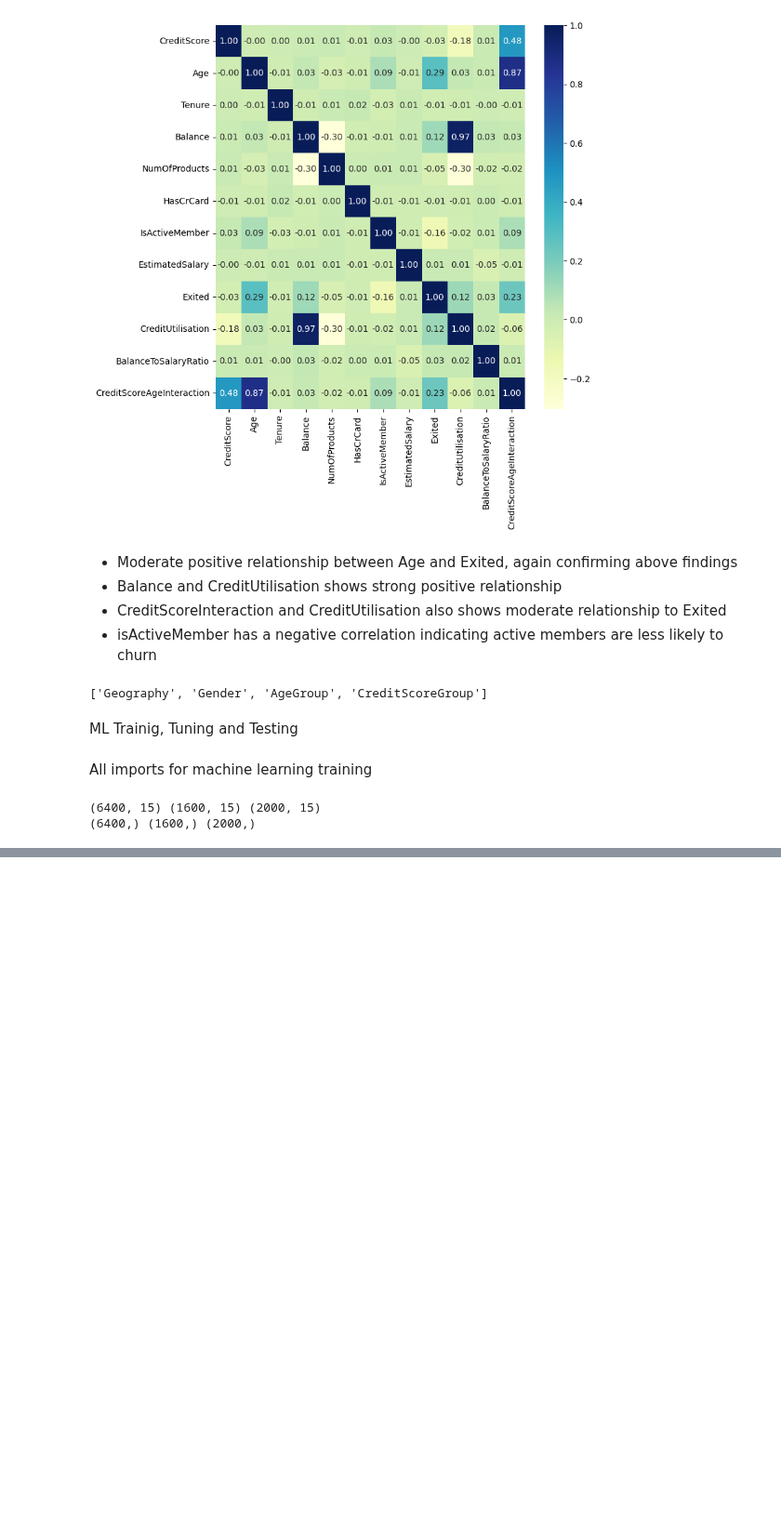
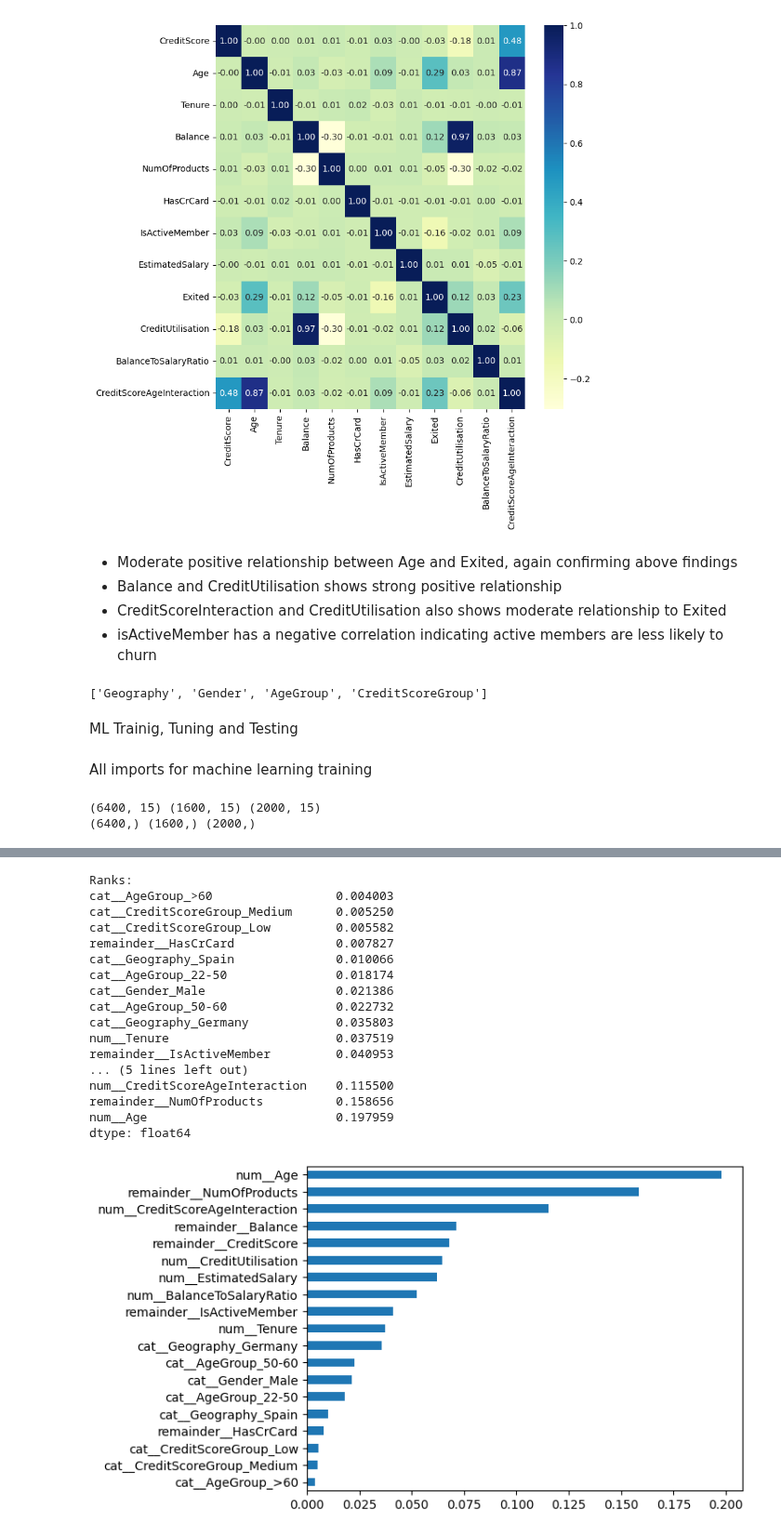
Before and after one commit to shashankpissey/CustomerChurnPredict, a Jupyter notebook: churn_prediction.ipynb, the cells around one changed output, grey strips where cells are left out. Shown at 93% size. Saved outputs shown, nothing was run; the diff lists cells and outputs as text; code cells hidden in the pictures; blank space fills up the shorter version.

```diff
--- a/churn_prediction.ipynb
+++ b/churn_prediction.ipynb
@@ -338,9 +365,0 @@ cv = StratifiedKFold(n_splits=3, shuffle=True, random_state=42)
-# %%
-grid_search = GridSearchCV(
-    lr_pl,
-    param_grid,
-    cv=cv,
-    scoring='f1',
-    verbose=1,
-    n_jobs=-1
-)
@@ -438,0 +460,3 @@ weighted avg       0.79      0.76      0.77      1600
+# %%
+best_model = results_df['best_model'][1]
+best_model
@@ -438,0 +486,5 @@ weighted avg       0.79      0.76      0.77      1600
+# %%
+X_full = pd.concat([X_train,X_val])
+y_full = pd.concat([y_train,y_val])
+# %%
+best_model.fit(X_full,y_full)
@@ -438,0 +559,33 @@ weighted avg       0.79      0.76      0.77      1600
+# %%
+import shap
+
+
+classifier = best_model.named_steps['classifier']
+feature_names = best_model.named_steps['preprocessor'].get_feature_names_out()
+importances = classifier.feature_importances_
+feat_ranks = pd.Series(importances, index=feature_names)
+feat_ranks.sort_values(inplace=True)
+
+print("Ranks: ")
+print(feat_ranks) # as text
+
+plot=feat_ranks.plot(kind="barh")
+# %% [output]
+Ranks:
+cat__AgeGroup_>60                 0.004003
+cat__CreditScoreGroup_Medium      0.005250
+cat__CreditScoreGroup_Low         0.005582
+remainder__HasCrCard              0.007827
+cat__Geography_Spain              0.010066
+cat__AgeGroup_22-50               0.018174
+cat__Gender_Male                  0.021386
+cat__AgeGroup_50-60               0.022732
+cat__Geography_Germany            0.035803
+num__Tenure                       0.037519
+remainder__IsActiveMember         0.040953
+... (5 lines left out)
+num__CreditScoreAgeInteraction    0.115500
+remainder__NumOfProducts          0.158656
+num__Age                          0.197959
+dtype: float64
+[figure, added]
```
Also changed, not shown: parts of 29 cells of this notebook.
